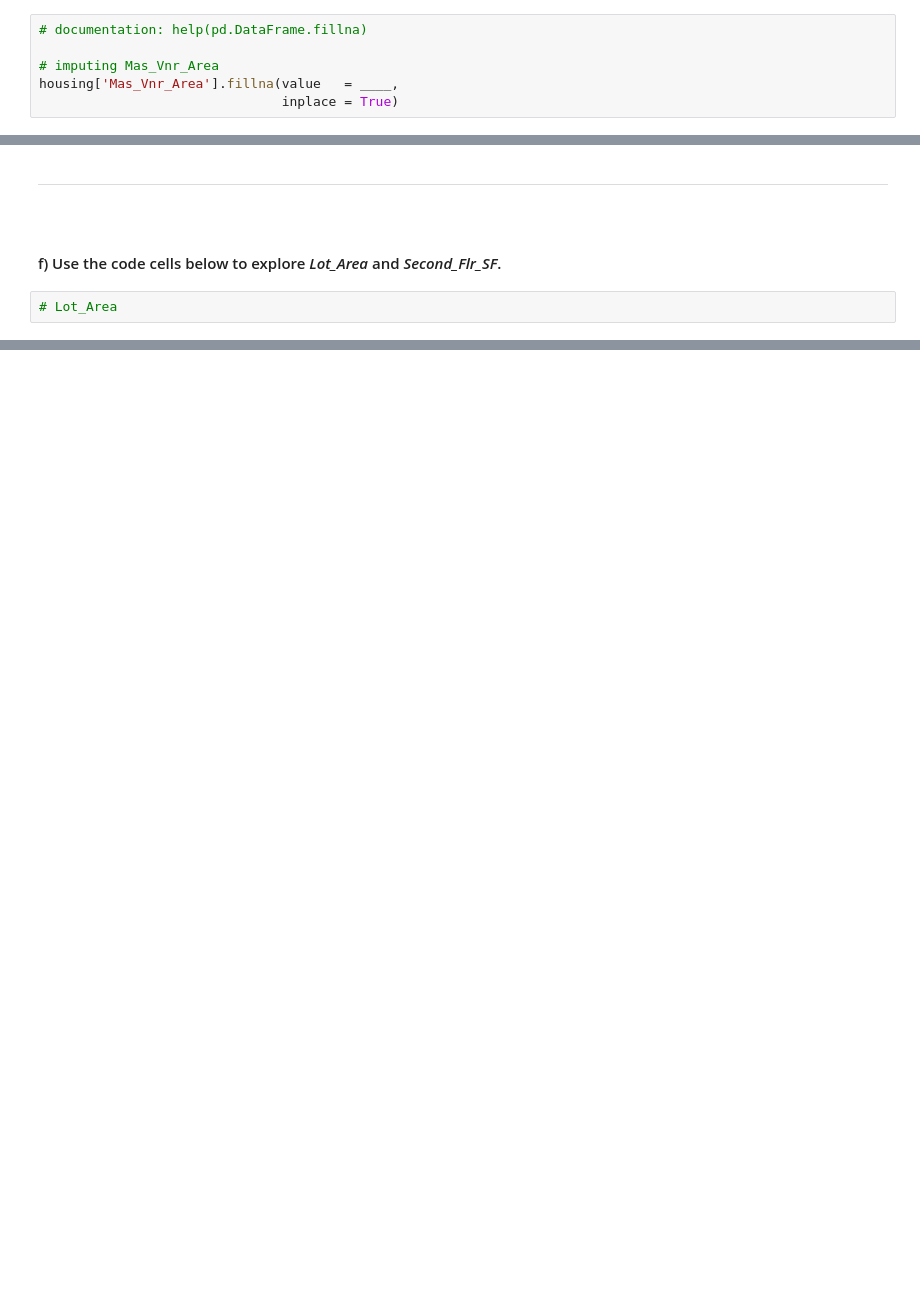
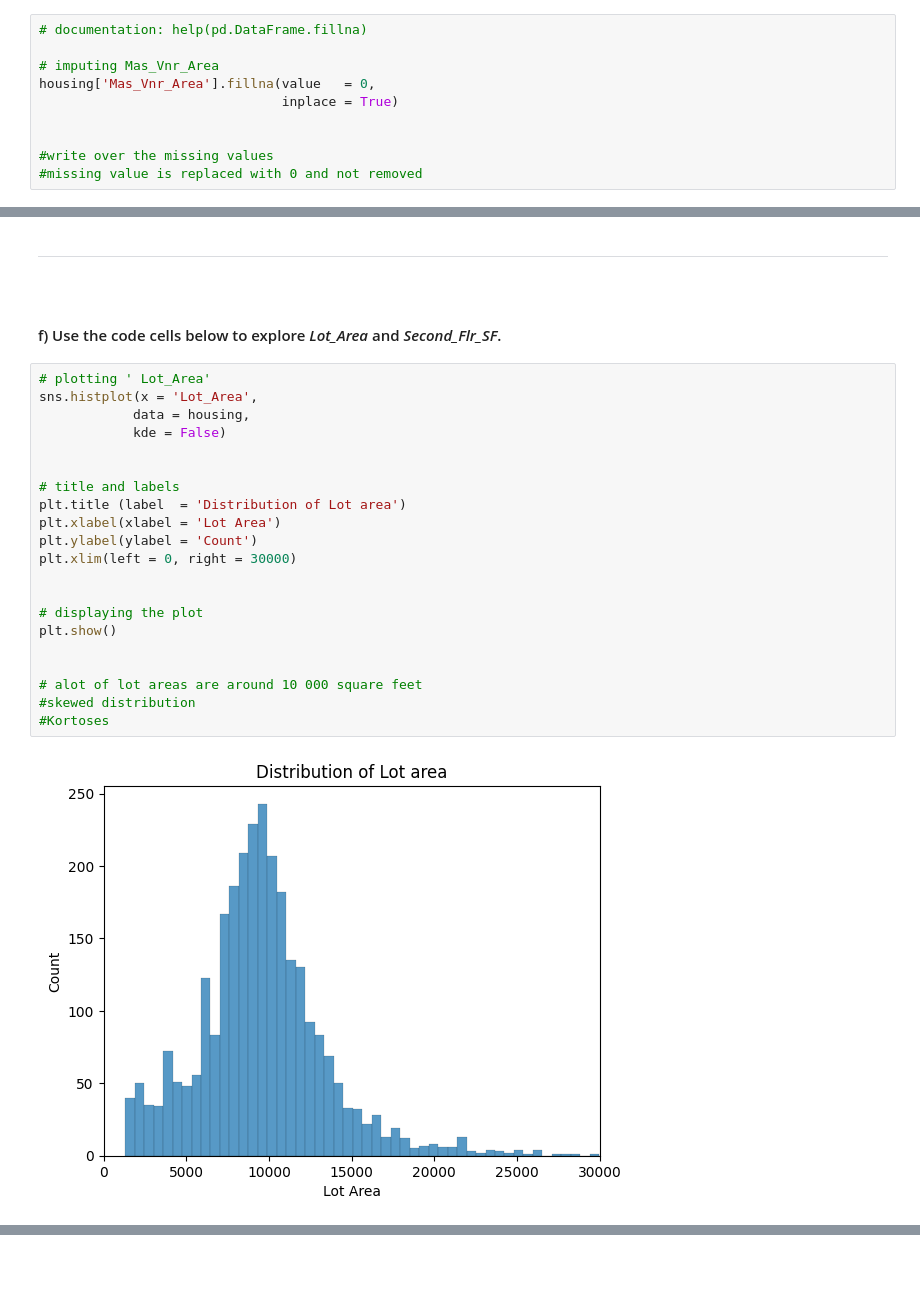
Before and after one commit to d-vrey/business_analysis_structured_data, a Jupyter notebook: Script 02 - Missing Value Analysis and Transformations - Guided.ipynb, the cells around one changed output, grey strips where cells are left out. Saved outputs shown, nothing was run; the diff lists cells and outputs as text; blank space fills up the shorter version.

```diff
--- a/Script 02 - Missing Value Analysis and Transformations - Guided.ipynb
+++ b/Script 02 - Missing Value Analysis and Transformations - Guided.ipynb
@@ -215,8 +221,12 @@ plt.show()
 # documentation: help(pd.DataFrame.fillna)
 
 # imputing Mas_Vnr_Area
-housing['Mas_Vnr_Area'].fillna(value   = ____,
+housing['Mas_Vnr_Area'].fillna(value   = 0,
                                inplace = True)
+
+
+#write over the missing values
+#missing value is replaced with 0 and not removed
 # %% [markdown]
 <br>
 # %%
@@ -225,5 +250,26 @@ housing[ ['Mas_Vnr_Area', 'm_Mas_Vnr_Area'] ][housing['m_Mas_Vnr_Area'] == 1].he
 <hr style="height:.9px;border:none;color:#333;background-color:#333;" />
 <br>
 <h4>f) Use the code cells below to explore <em>Lot_Area</em> and <em>Second_Flr_SF</em>.</h4>
-# %%
-# Lot_Area
+# %%
+# plotting ' Lot_Area'
+sns.histplot(x = 'Lot_Area',
+            data = housing,
+            kde = False)
+
+
+# title and labels
+plt.title (label  = 'Distribution of Lot area')
+plt.xlabel(xlabel = 'Lot Area')
+plt.ylabel(ylabel = 'Count')
+plt.xlim(left = 0, right = 30000)
+
+
+# displaying the plot
+plt.show()
+
+
+# alot of lot areas are around 10 000 square feet
+#skewed distribution
+#Kortoses
+# %% [output]
+[figure, added]
```
Also changed, not shown: parts of 9 cells of this notebook.
